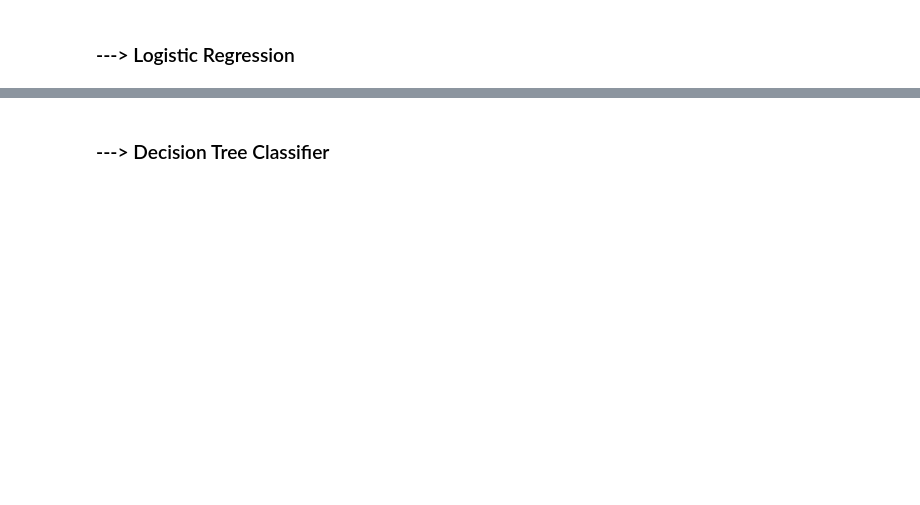
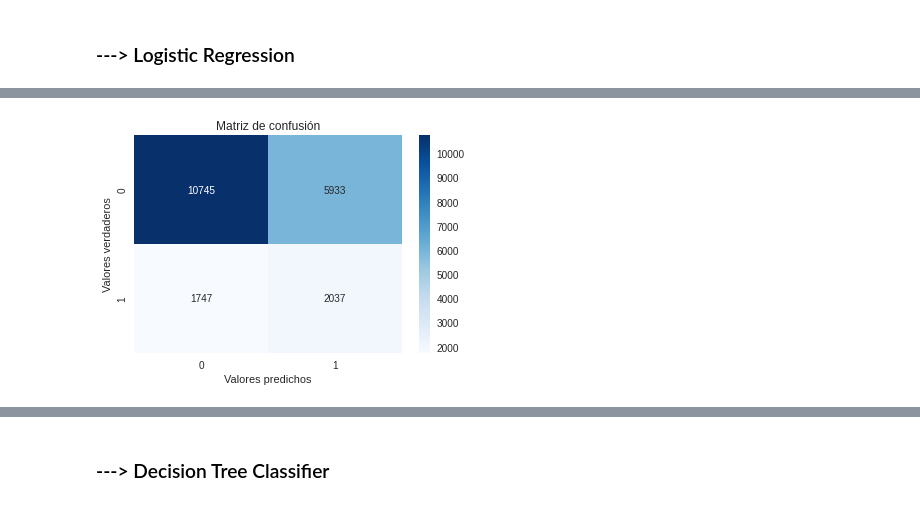
Before and after one commit to alexandergribenchenko/DS_LATAM_Test, a Jupyter notebook: solution.ipynb, the cells around one changed output, grey strips where cells are left out. Saved outputs shown, nothing was run; the diff lists cells and outputs as text; code cells hidden in the pictures; blank space fills up the shorter version.

```diff
--- a/solution.ipynb
+++ b/solution.ipynb
@@ -822,2 +831,7 @@ plot_confusion_matrix(y_test, y_pred_lr)
+# %%
+y_pred_lr = lr_model.predict(X_test)
+plot_confusion_matrix(y_test, y_pred_lr)
+# %% [output]
+[figure, added]
 # %%
 print(classification_report(y_test, y_pred_lr))
```
Also changed, not shown: parts of 21 cells of this notebook.
